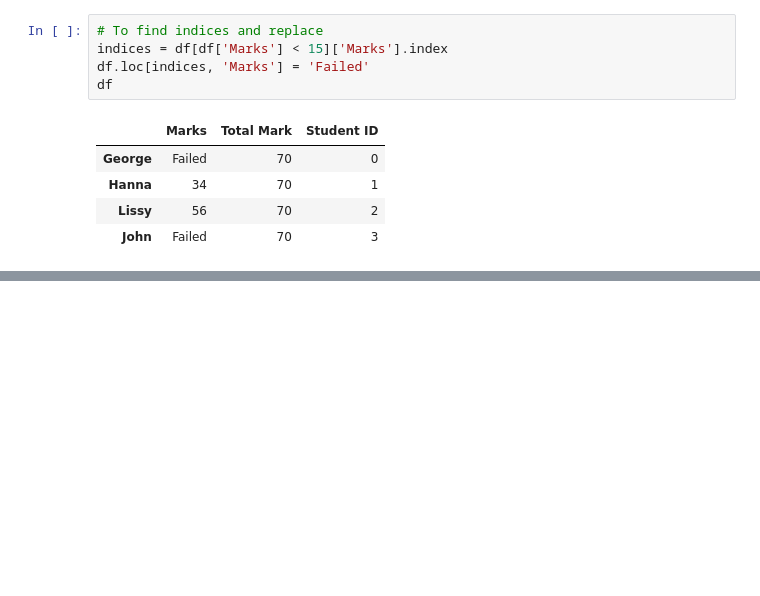
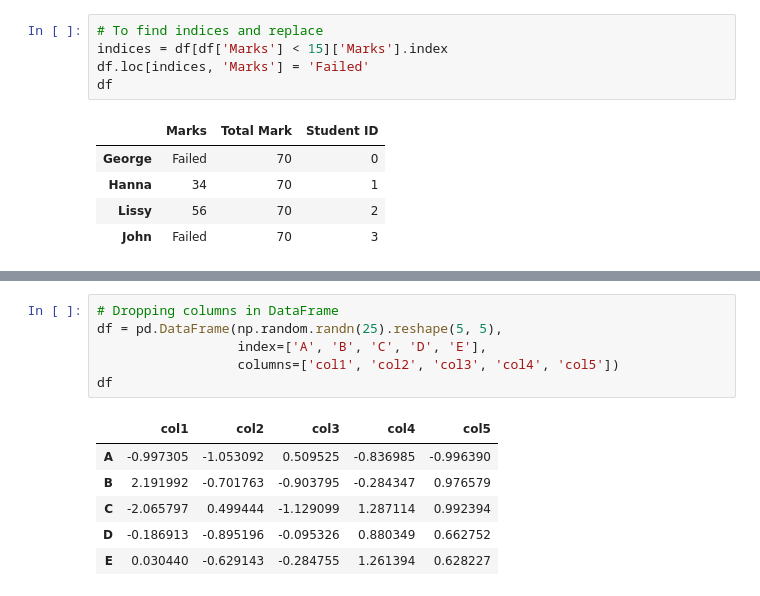
Before and after one commit to albinjohn366/DataScience_Tutorials, a Jupyter notebook: Pandas.ipynb, the cells around one changed output, grey strips where cells are left out. Cells and saved outputs as stored; diff of their text form; blank space fills up the shorter version.

```diff
--- a/Pandas.ipynb
+++ b/Pandas.ipynb
@@ -178,0 +258,13 @@ KeyError: ignored
+# %%
+# Dropping columns in DataFrame
+df = pd.DataFrame(np.random.randn(25).reshape(5, 5),
+                  index=['A', 'B', 'C', 'D', 'E'],
+                  columns=['col1', 'col2', 'col3', 'col4', 'col5'])
+df
+# %% [output]
+|  | col1 | col2 | col3 | col4 | col5 |
+| A | -0.997305 | -1.053092 | 0.509525 | -0.836985 | -0.996390 |
+| B | 2.191992 | -0.701763 | -0.903795 | -0.284347 | 0.976579 |
+| C | -2.065797 | 0.499444 | -1.129099 | 1.287114 | 0.992394 |
+| D | -0.186913 | -0.895196 | -0.095326 | 0.880349 | 0.662752 |
+| E | 0.030440 | -0.629143 | -0.284755 | 1.261394 | 0.628227 |
```
Also changed, not shown: parts of 45 cells of this notebook.
